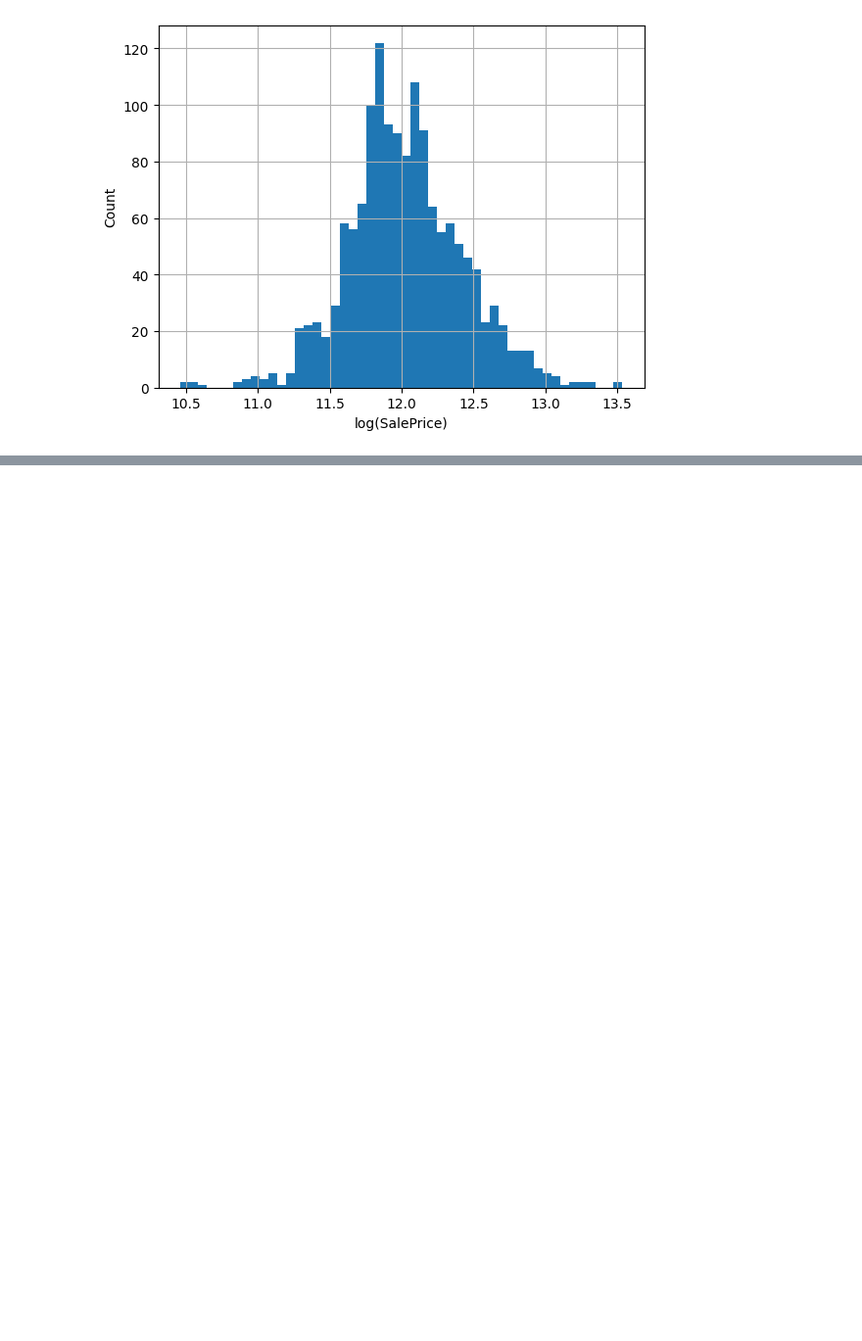
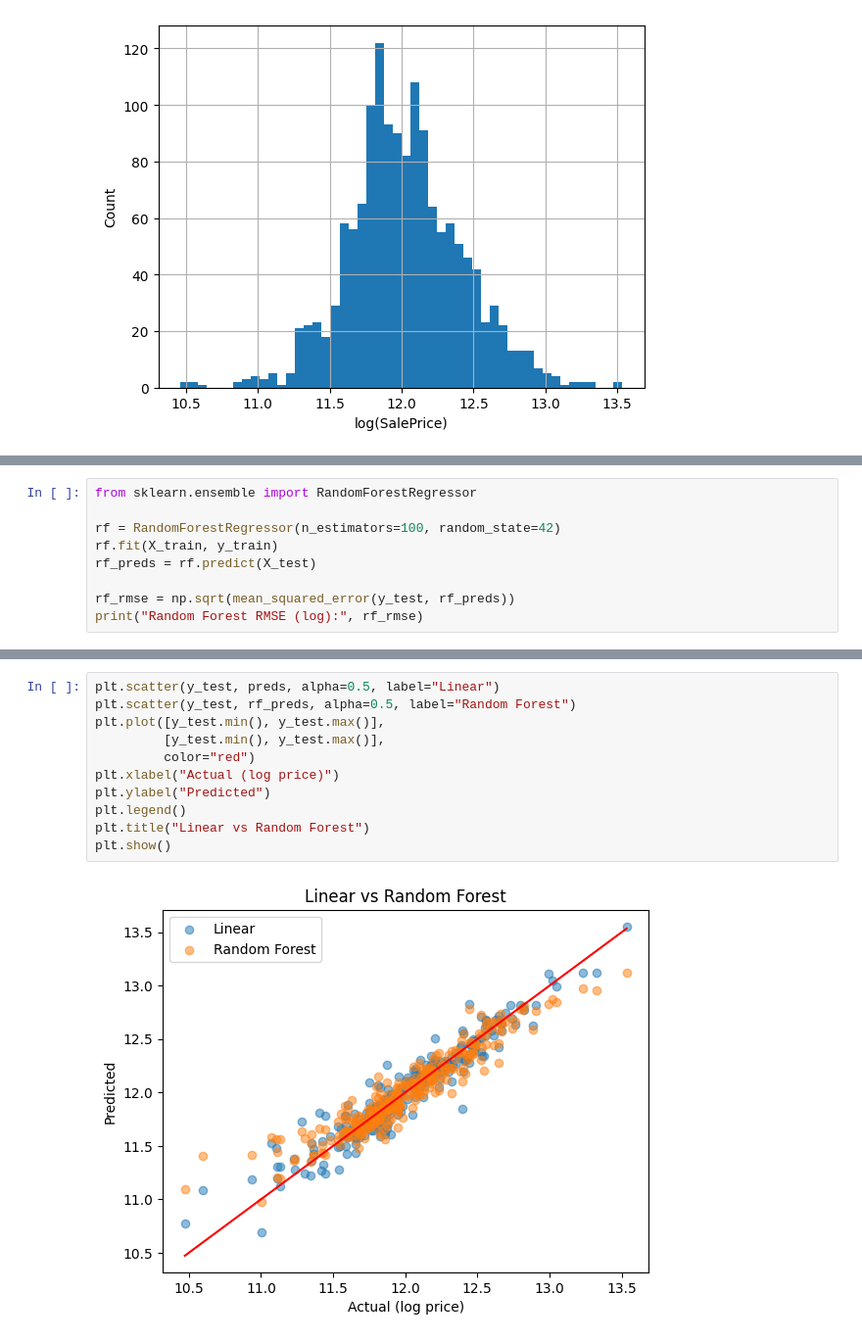
Before and after one commit to Jappieboef/housing-prediction-model, a Jupyter notebook: notebooks/explore.ipynb, the cells around one changed output, grey strips where cells are left out. Shown at 98% size. Saved outputs shown, nothing was run; the diff lists cells and outputs as text; blank space fills up the shorter version.

```diff
--- a/notebooks/explore.ipynb
+++ b/notebooks/explore.ipynb
@@ -81,0 +124,9 @@ plt.show()
+# %%
+from sklearn.ensemble import RandomForestRegressor
+
+rf = RandomForestRegressor(n_estimators=100, random_state=42)
+rf.fit(X_train, y_train)
+rf_preds = rf.predict(X_test)
+
+rf_rmse = np.sqrt(mean_squared_error(y_test, rf_preds))
+print("Random Forest RMSE (log):", rf_rmse)
@@ -81,0 +148,13 @@ plt.show()
+# %%
+plt.scatter(y_test, preds, alpha=0.5, label="Linear")
+plt.scatter(y_test, rf_preds, alpha=0.5, label="Random Forest")
+plt.plot([y_test.min(), y_test.max()],
+         [y_test.min(), y_test.max()],
+         color="red")
+plt.xlabel("Actual (log price)")
+plt.ylabel("Predicted")
+plt.legend()
+plt.title("Linear vs Random Forest")
+plt.show()
+# %% [output]
+[figure, added]
```
Also changed, not shown: parts of 10 cells of this notebook.
